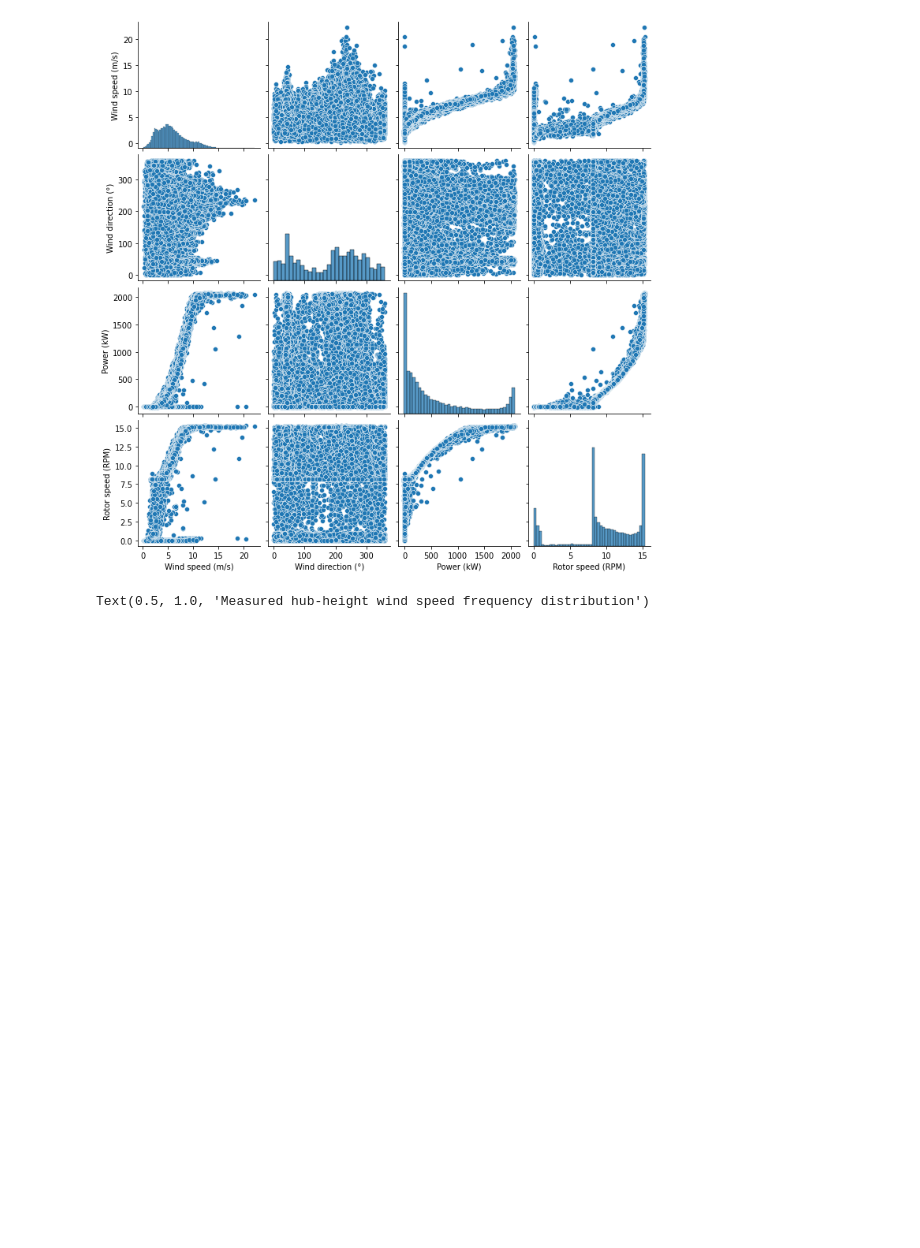
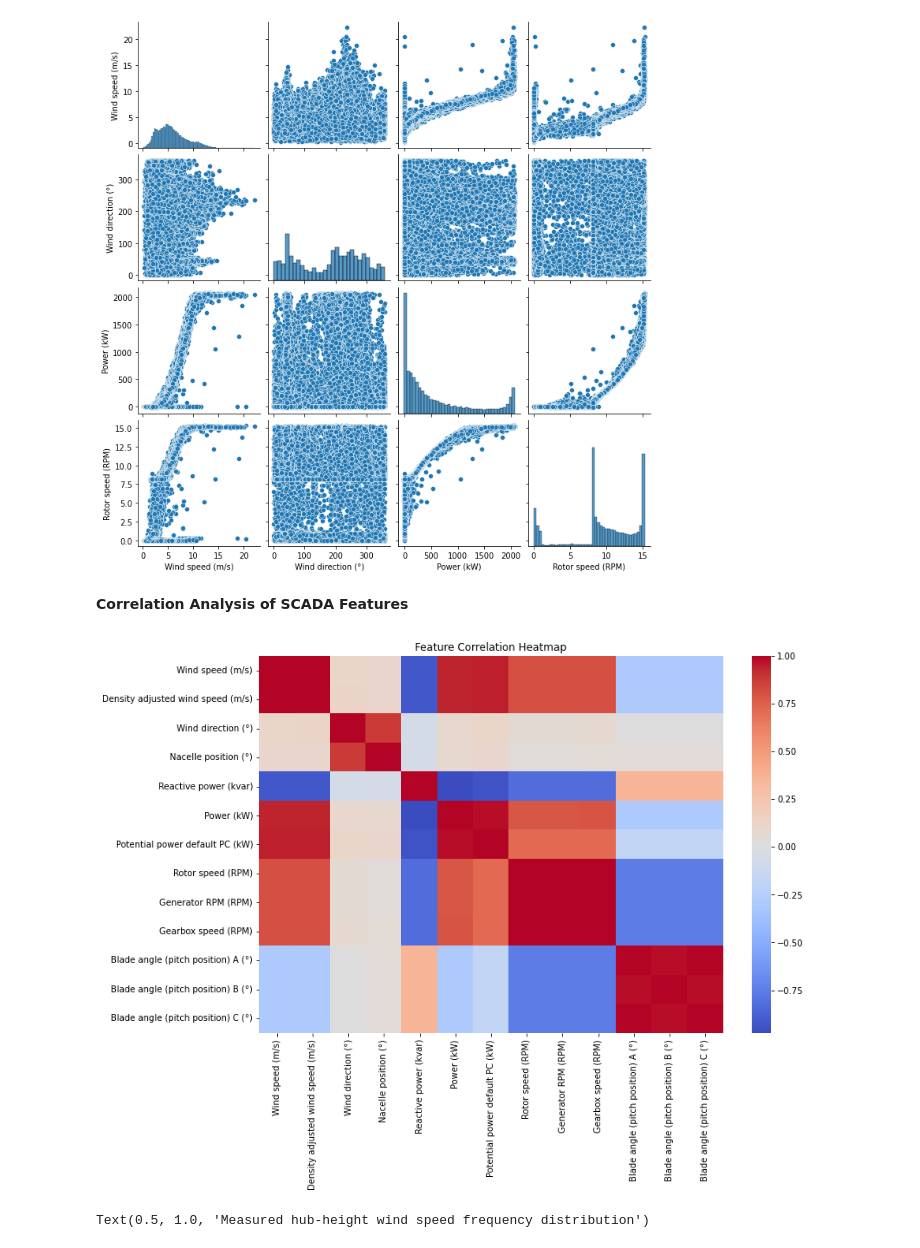
Before and after one commit to mmoeaye/anomalies-SCADA-dataset, a Jupyter notebook: EDA_SCADA.ipynb, the cells around one changed output. Drawn from its saved outputs; the diff is of its cells as text; code cells hidden in the pictures; blank space fills up the shorter version.

```diff
--- a/EDA_SCADA.ipynb
+++ b/EDA_SCADA.ipynb
@@ -295,6 +292,15 @@ plt.show()
 # %% [output]
 <Figure size 1440x1296 with 0 Axes>
 [figure]
+# %% [markdown]
+**Correlation Analysis of SCADA Features**
+# %%
+plt.figure(figsize=(12, 8))
+sns.heatmap(data.select_dtypes(include='number').corr(), cmap='coolwarm', annot=False)
+plt.title('Feature Correlation Heatmap')
+plt.show()
+# %% [output]
+[figure, added]
 # %%
 sns.histplot(data['Wind speed (m/s)'], bins=20, kde=False, color='blue')
 
```
Also changed, not shown: parts of 8 cells of this notebook.
